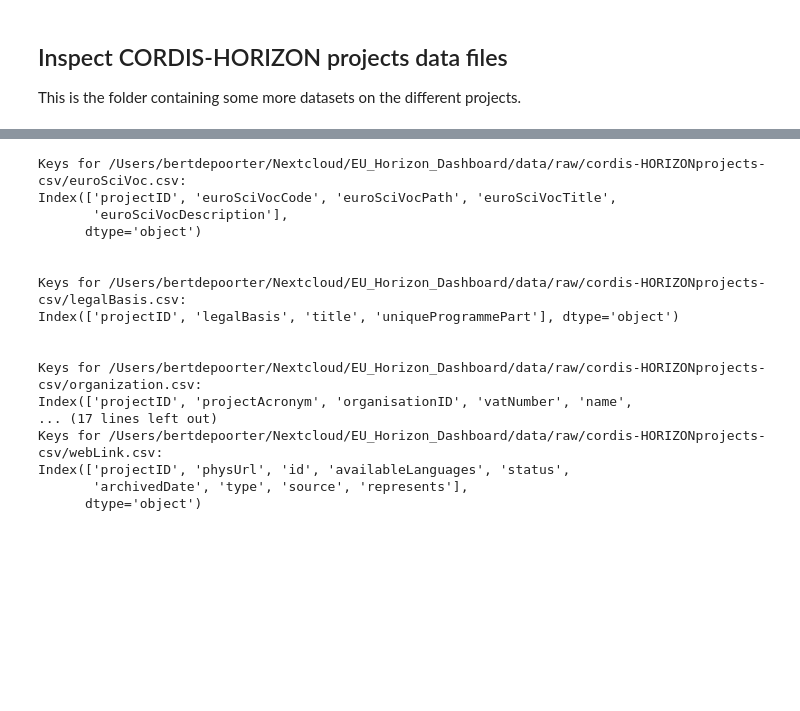
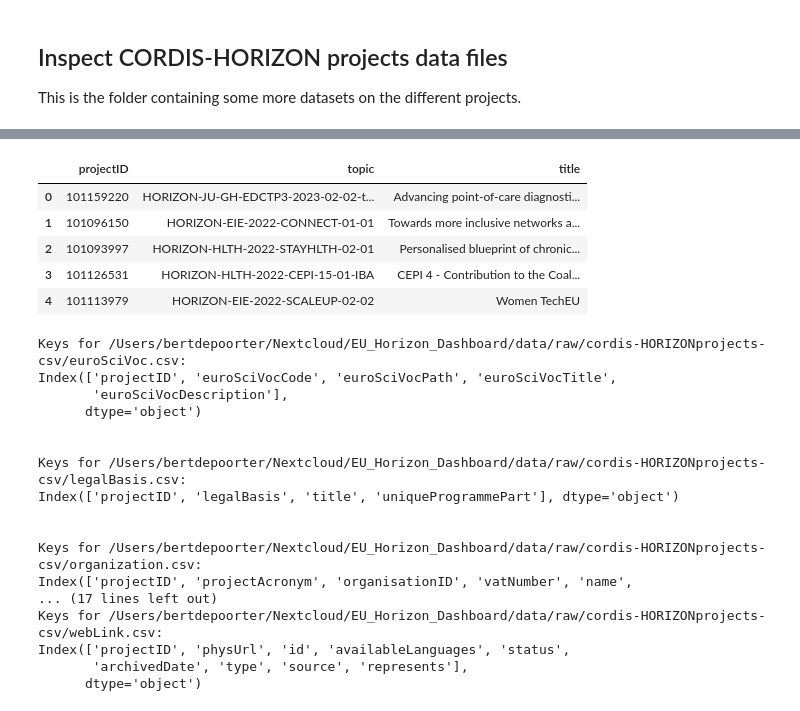
Before and after one commit to sulikismaylovv/EU_Horizon_Dashboard, a Jupyter notebook: notebooks/01_data_preparation.ipynb, the cells around one changed output, grey strips where cells are left out. Saved outputs shown, nothing was run; the diff lists cells and outputs as text; code cells hidden in the pictures; blank space fills up the shorter version.

```diff
--- a/notebooks/01_data_preparation.ipynb
+++ b/notebooks/01_data_preparation.ipynb
@@ -577,3 +605,12 @@ web_link_df = pd.read_csv(webLink_path, **read_csv_options)
+# %%
+topics_df.head()
+# %% [output]
+|  | projectID | topic | title |
+| 0 | 101159220 | HORIZON-JU-GH-EDCTP3-2023-02-02-t... | Advancing point-of-care diagnosti... |
+| 1 | 101096150 | HORIZON-EIE-2022-CONNECT-01-01 | Towards more inclusive networks a... |
+| 2 | 101093997 | HORIZON-HLTH-2022-STAYHLTH-02-01 | Personalised blueprint of chronic... |
+| 3 | 101126531 | HORIZON-HLTH-2022-CEPI-15-01-IBA | CEPI 4 - Contribution to the Coal... |
+| 4 | 101113979 | HORIZON-EIE-2022-SCALEUP-02-02 | Women TechEU |
 # %%
 # print keys for all loaded files
 print_keys(SciVoc_path)
```
Also changed, not shown: parts of 6 cells of this notebook, 3 other files.
